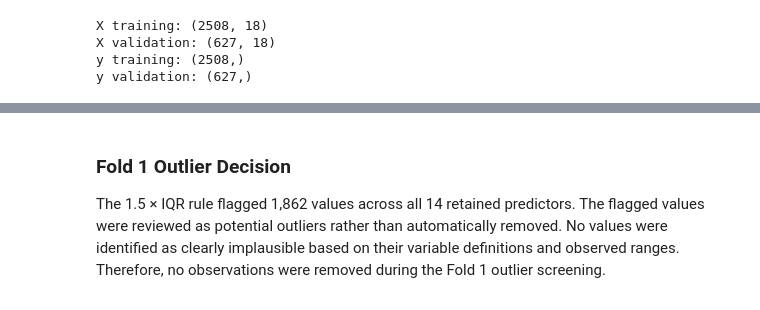
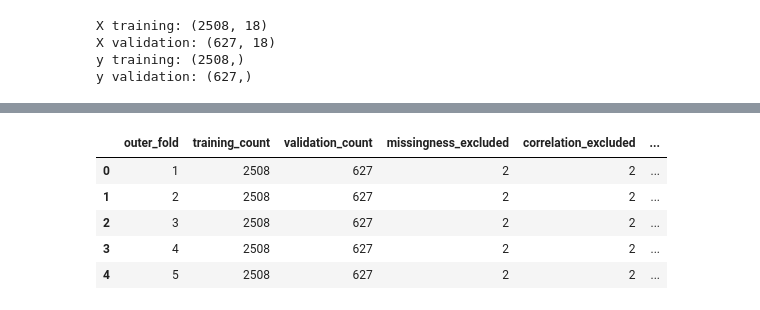
Before and after one commit to ChelcRose/county-obesity-prediction, a Jupyter notebook: notebooks/03_nested_cv_preprocessing.ipynb, the cells around one changed output, grey strips where cells are left out. Saved outputs shown, nothing was run; the diff lists cells and outputs as text; code cells hidden in the pictures.

```diff
--- a/notebooks/03_nested_cv_preprocessing.ipynb
+++ b/notebooks/03_nested_cv_preprocessing.ipynb
@@ -561,8 +140,0 @@ Training counties retained: 2508
-# %% [markdown]
-### Fold 1 Outlier Decision
-
-The 1.5 × IQR rule flagged 1,862 values across all 14 retained predictors.
-The flagged values were reviewed as potential outliers rather than automatically
-removed. No values were identified as clearly implausible based on their
-variable definitions and observed ranges. Therefore, no observations were
-removed during the Fold 1 outlier screening.
@@ -568,0 +323,56 @@ removed during the Fold 1 outlier screening.
+# %%
+outer_fold_results = {}
+outer_fold_summaries = []
+
+for fold_number, (train_idx, val_idx) in enumerate(
+    outer_cv.split(X),
+    start=1
+):
+    X_train_outer = X.iloc[train_idx].copy()
+    X_val_outer = X.iloc[val_idx].copy()
+
+    y_train_outer = y.iloc[train_idx].copy()
+    y_val_outer = y.iloc[val_idx].copy()
+
+    processed = preprocess_outer_fold(
+        X_train_outer,
+        X_val_outer,
+        missing_threshold=20.0
+    )
+
+    outer_fold_results[fold_number] = {
+        "X_train_imputed": processed["X_train_imputed"],
+        "X_val_imputed": processed["X_val_imputed"],
+        "X_train_scaled": processed["X_train_scaled"],
+        "X_val_scaled": processed["X_val_scaled"],
+        "y_train": y_train_outer,
+        "y_val": y_val_outer,
+        "summary": processed["summary"],
+        "train_idx": train_idx,
+        "val_idx": val_idx
+    }
+
+    summary = processed["summary"]
+
+    outer_fold_summaries.append({
+        "outer_fold": fold_number,
+        "training_count": len(train_idx),
+        "validation_count": len(val_idx),
+        "missingness_excluded": len(summary["excluded_missing"]),
+        "correlation_excluded": len(summary["correlation_excluded"]),
+        "predictors_retained": len(summary["retained_predictors"]),
+        "iqr_flagged_values": summary["iqr_flagged_values"],
+        "iqr_predictors_flagged": summary["iqr_predictors_flagged"],
+        "implausible_values_removed": summary["implausible_values_removed"]
+    })
+
+outer_fold_summaries = pd.DataFrame(outer_fold_summaries)
+
+display(outer_fold_summaries)
+# %% [output]
+|  | outer_fold | training_count | validation_count | missingness_excluded | correlation_excluded | ... |
+| 0 | 1 | 2508 | 627 | 2 | 2 | ... |
+| 1 | 2 | 2508 | 627 | 2 | 2 | ... |
+| 2 | 3 | 2508 | 627 | 2 | 2 | ... |
+| 3 | 4 | 2508 | 627 | 2 | 2 | ... |
+| 4 | 5 | 2508 | 627 | 2 | 2 | ... |
```
Also changed, not shown: parts of 20 cells of this notebook.
